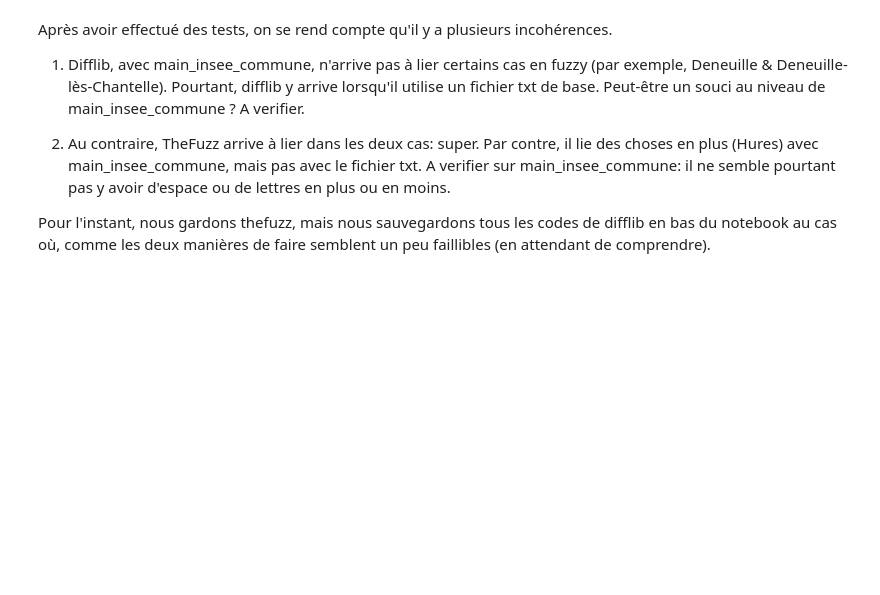
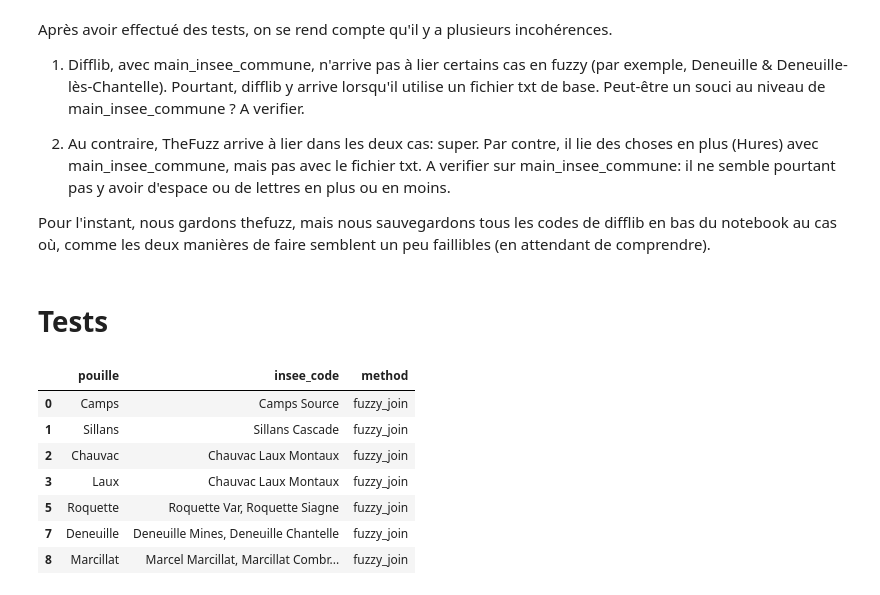
Before and after one commit to chartes/dico-topo, a Jupyter notebook: utils/pouille/linking.ipynb, the cells around one changed output. Cells and saved outputs as stored; diff of their text form; code cells hidden in the pictures; blank space fills up the shorter version.

```diff
--- a/utils/pouille/linking.ipynb
+++ b/utils/pouille/linking.ipynb
@@ -768,8 +1174,8 @@ Pour l'instant, nous gardons thefuzz, mais nous sauvegardons tous les codes de d
+# %% [markdown]
+# Tests
 # %%
 #essais sur la méthode en difflib: tout est ok. En tout cas, avec 0.1, ça trouve bien les matches qu'il manquait
 # pour Olivier. Mais pas avec main_insee_commune.
-
-'''
 
 # Définir le nom du fichier
 nom_fichier_pouille = "../../utils/pouille/resources/test_pouille.txt"
@@ -779,57 +1185,64 @@ with open(nom_fichier_pouille, "r") as fichier:
     liste_mots = fichier.read().splitlines()
 
 # Créer le dataframe avec la liste de mots
-df_pouille = pd.DataFrame(liste_mots, columns=["vedette"])
+df_pouille_difflib = pd.DataFrame(liste_mots, columns=["vedette"])
 
 # Définir le nom du fichier
-nom_fichier_nccenr = "../../utils/pouille/test_nccenr.txt"
+nom_fichier_nccenr = "../../utils/pouille/resources/test_nccenr.txt"
 
 # Lire le fichier texte et créer une liste de mots
 with open(nom_fichier_nccenr, "r") as fichier:
     liste_mots = fichier.read().splitlines()
 
 # Créer le dataframe avec la liste de mots
-df_nccenr = pd.DataFrame(liste_mots, columns=["nccenr"])
+df_nccenr_difflib = pd.DataFrame(liste_mots, columns=["nccenr"])
 
 
-df_pouille['vedette'] = df_pouille['vedette'].apply(replace_special_characters)
-df_nccenr['nccenr'] = df_nccenr['nccenr'].apply(replace_special_characters)
+df_pouille_difflib['vedette'] = df_pouille_difflib['vedette'].apply(replace_special_characters)
+df_nccenr_difflib['nccenr'] = df_nccenr_difflib['nccenr'].apply(replace_special_characters)
 
-df_pouille['vedette'] = df_pouille['vedette'].apply(lambda x: filter_words(x, tokens=tokens))
-df_nccenr['nccenr'] = df_nccenr['nccenr'].apply(lambda x: filter_words(x, tokens=tokens))
+df_pouille_difflib['vedette'] = df_pouille_difflib['vedette'].apply(lambda x: filter_words(x, tokens=tokens))
+df_nccenr_difflib['nccenr'] = df_nccenr_difflib['nccenr'].apply(lambda x: filter_words(x, tokens=tokens))
 
 
 import pandas as pd
 import difflib
 
-# Les DataFrames df_pouille et df_nccenr avec les colonnes 'vedette' et 'pouille'
+# Les DataFrames df_pouille_difflib et df_nccenr_difflib avec les colonnes 'vedette' et 'pouille'
 
 # Effectuer le fuzzy matching entre les colonnes 'vedette' et 'pouille'
-df_pouille['insee_code'] = df_pouille['vedette'].apply(
+df_pouille_difflib['insee_code'] = df_pouille_difflib['vedette'].apply(
     lambda x: [
         f"{nccenr}"
         for nccenr in difflib.get_close_matches(
             x,
-            df_nccenr['nccenr'],
+            df_nccenr_difflib['nccenr'],
             n=3, cutoff=0.1
         )
         if all(word in nccenr.split() for word in x.split())
     ]
 )
 
 # Supprimer les lignes sans correspondances
-df_pouille = df_pouille[df_pouille['insee_code'].map(lambda x: len(x)) > 0]
+df_pouille_difflib = df_pouille_difflib[df_pouille_difflib['insee_code'].map(lambda x: len(x)) > 0]
 
 # Concaténer les résultats dans la même cellule
-df_pouille['insee_code'] = df_pouille['insee_code'].apply(lambda x: ', '.join(x))
+df_pouille_difflib['insee_code'] = df_pouille_difflib['insee_code'].apply(lambda x: ', '.join(x))
 
-# Renommer la colonne 'vedette' en 'pouille' pour refléter la correspondance avec df_nccenr
-df_pouille = df_pouille.rename(columns={'vedette': 'pouille'})
+# Renommer la colonne 'vedette' en 'pouille' pour refléter la correspondance avec df_nccenr_difflib
+df_pouille_difflib = df_pouille_difflib.rename(columns={'vedette': 'pouille'})
 
 # Ajouter une colonne 'method' pour indiquer la méthode utilisée
-df_pouille['method'] = 'fuzzy_join'
+df_pouille_difflib['method'] = 'fuzzy_join'
 
 # Afficher le résultat final
-df_pouille
-
-'''
+df_pouille_difflib
+# %% [output]
+|  | pouille | insee_code | method |
+| 0 | Camps | Camps Source | fuzzy_join |
+| 1 | Sillans | Sillans Cascade | fuzzy_join |
+| 2 | Chauvac | Chauvac Laux Montaux | fuzzy_join |
+| 3 | Laux | Chauvac Laux Montaux | fuzzy_join |
+| 5 | Roquette | Roquette Var, Roquette Siagne | fuzzy_join |
+| 7 | Deneuille | Deneuille Mines, Deneuille Chantelle | fuzzy_join |
+| 8 | Marcillat | Marcel Marcillat, Marcillat Combr... | fuzzy_join |
```
Also changed, not shown: parts of 48 cells of this notebook, 1 other file.
